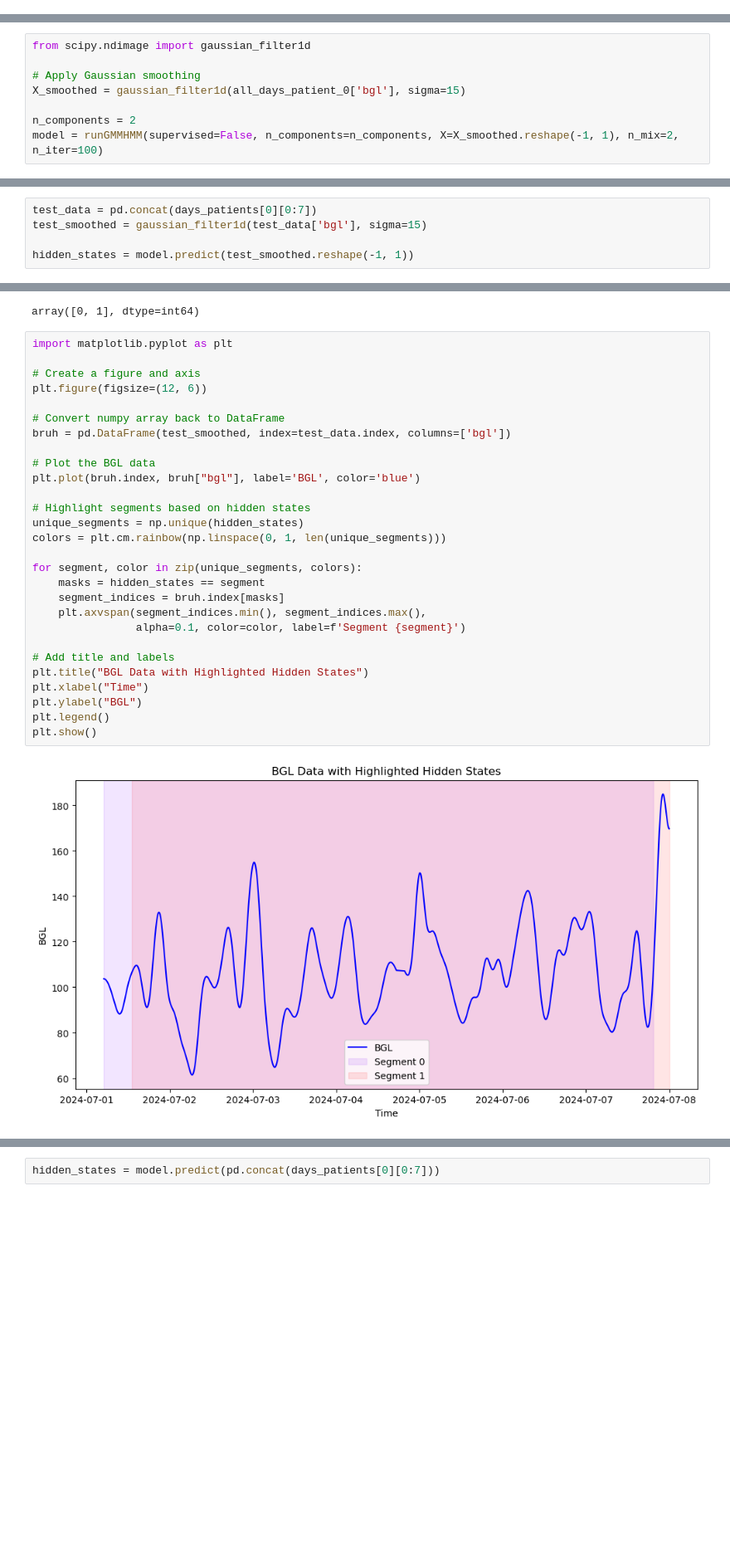
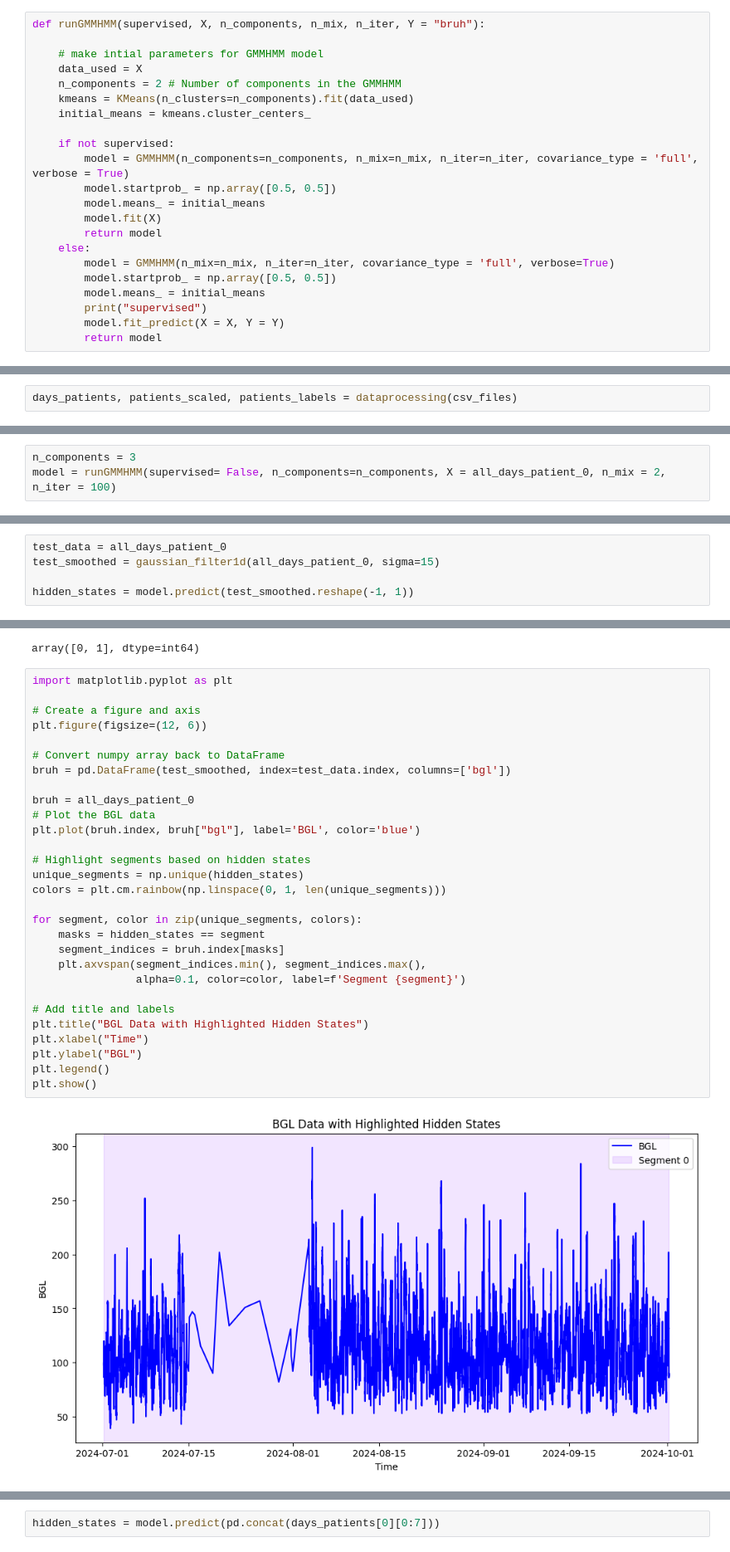
Before and after one commit to RobotPsychologist/bg_control, a Jupyter notebook: 0_meal_identification/meal_identification/notebooks/1.01-jg-GMMHMM-implementation.ipynb, the cells around one changed output, grey strips where cells are left out. Shown at 83% size. Saved outputs shown, nothing was run; the diff lists cells and outputs as text; blank space fills up the shorter version.

```diff
--- a/0_meal_identification/meal_identification/notebooks/1.01-jg-GMMHMM-implementation.ipynb
+++ b/0_meal_identification/meal_identification/notebooks/1.01-jg-GMMHMM-implementation.ipynb
@@ -106,0 +89,22 @@ for patient_days in days_patients:
+# %%
+def runGMMHMM(supervised, X, n_components, n_mix, n_iter, Y = "bruh"):
+
+    # make intial parameters for GMMHMM model
+    data_used = X
+    n_components = 2 # Number of components in the GMMHMM
+    kmeans = KMeans(n_clusters=n_components).fit(data_used)
+    initial_means = kmeans.cluster_centers_
+
+    if not supervised:
+        model = GMMHMM(n_components=n_components, n_mix=n_mix, n_iter=n_iter, covariance_type = 'full',  verbose = True)
+        model.startprob_ = np.array([0.5, 0.5])
+        model.means_ = initial_means
+        model.fit(X)
+        return model
+    else:
+        model = GMMHMM(n_mix=n_mix, n_iter=n_iter, covariance_type = 'full', verbose=True)
+        model.startprob_ = np.array([0.5, 0.5])
+        model.means_ = initial_means
+        print("supervised")
+        model.fit_predict(X = X, Y = Y)
+        return model
@@ -106,0 +113,2 @@ for patient_days in days_patients:
+# %%
+days_patients, patients_scaled, patients_labels = dataprocessing(csv_files)
@@ -148,9 +129,4 @@ def runGMMHMM(supervised, X, n_components, n_mix, n_iter, Y = "bruh"):
 # %%
-from scipy.ndimage import gaussian_filter1d
-
-# Apply Gaussian smoothing
-X_smoothed = gaussian_filter1d(all_days_patient_0['bgl'], sigma=15)
-
-n_components = 2
-model = runGMMHMM(supervised=False, n_components=n_components, X=X_smoothed.reshape(-1, 1), n_mix=2, n_iter=100)
+n_components = 3
+model = runGMMHMM(supervised= False, n_components=n_components, X = all_days_patient_0, n_mix = 2, n_iter = 100)
 # %% [output]
@@ -174,6 +151,6 @@ model = runGMMHMM(supervised=False, n_components=n_components, X=X_smoothed.resh
 # %%
-test_data = pd.concat(days_patients[0][0:7])
-test_smoothed = gaussian_filter1d(test_data['bgl'], sigma=15)
+test_data = all_days_patient_0
+test_smoothed = gaussian_filter1d(all_days_patient_0, sigma=15)
 
 hidden_states = model.predict(test_smoothed.reshape(-1, 1))
 # %%
@@ -183,33 +160,34 @@ array([0, 1], dtype=int64)
 # %%
 import matplotlib.pyplot as plt
 
 # Create a figure and axis
 plt.figure(figsize=(12, 6))
 
 # Convert numpy array back to DataFrame
 bruh = pd.DataFrame(test_smoothed, index=test_data.index, columns=['bgl'])
 
+bruh = all_days_patient_0
 # Plot the BGL data
 plt.plot(bruh.index, bruh["bgl"], label='BGL', color='blue')
 
 # Highlight segments based on hidden states
 unique_segments = np.unique(hidden_states)
 colors = plt.cm.rainbow(np.linspace(0, 1, len(unique_segments)))
 
 for segment, color in zip(unique_segments, colors):
     masks = hidden_states == segment
     segment_indices = bruh.index[masks]
     plt.axvspan(segment_indices.min(), segment_indices.max(),
                 alpha=0.1, color=color, label=f'Segment {segment}')
 
 # Add title and labels
 plt.title("BGL Data with Highlighted Hidden States")
 plt.xlabel("Time")
 plt.ylabel("BGL")
 plt.legend()
 plt.show()
 # %% [output]
-[figure, old version]
+[figure, new version]
 # %%
 from sklearn.preprocessing import OneHotEncoder
 
```
Also changed, not shown: parts of 23 cells of this notebook.
